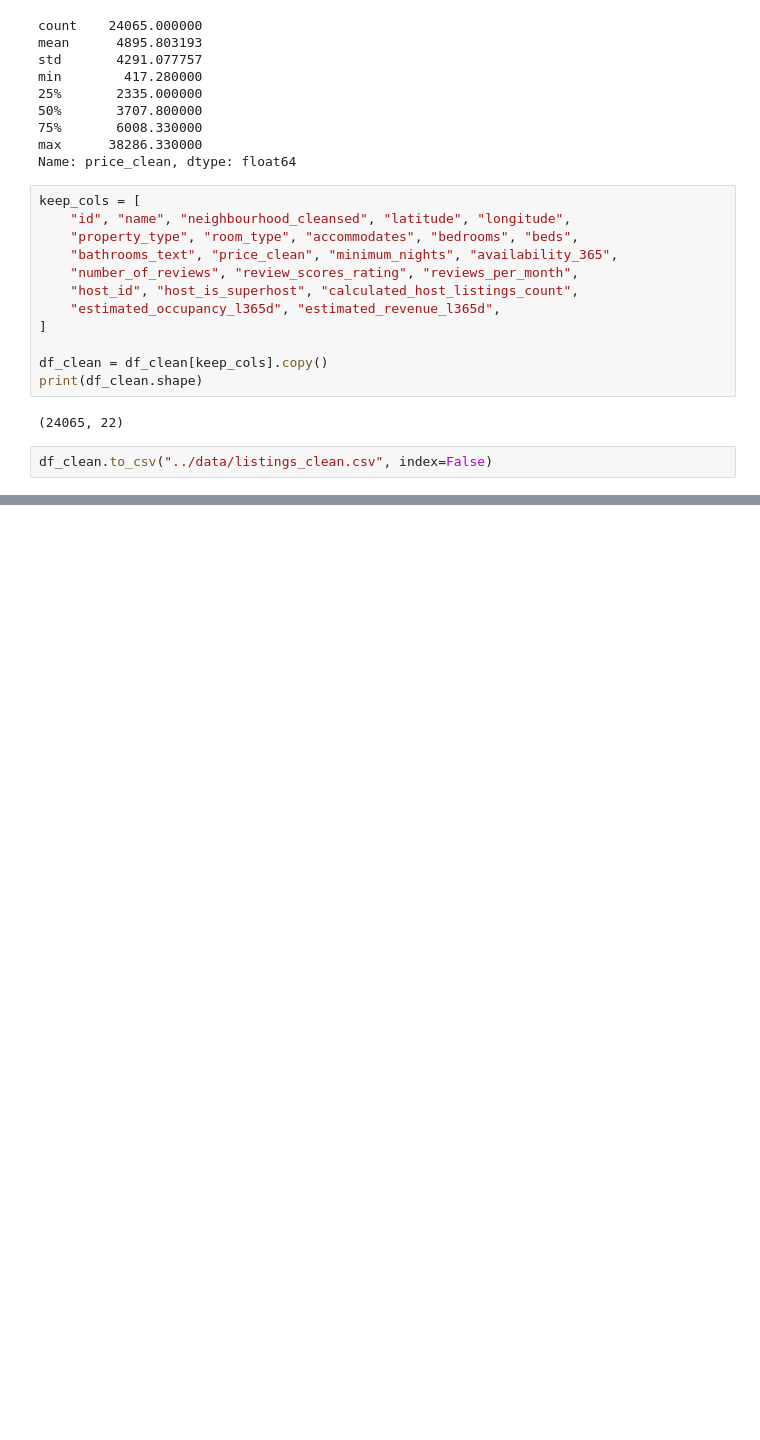
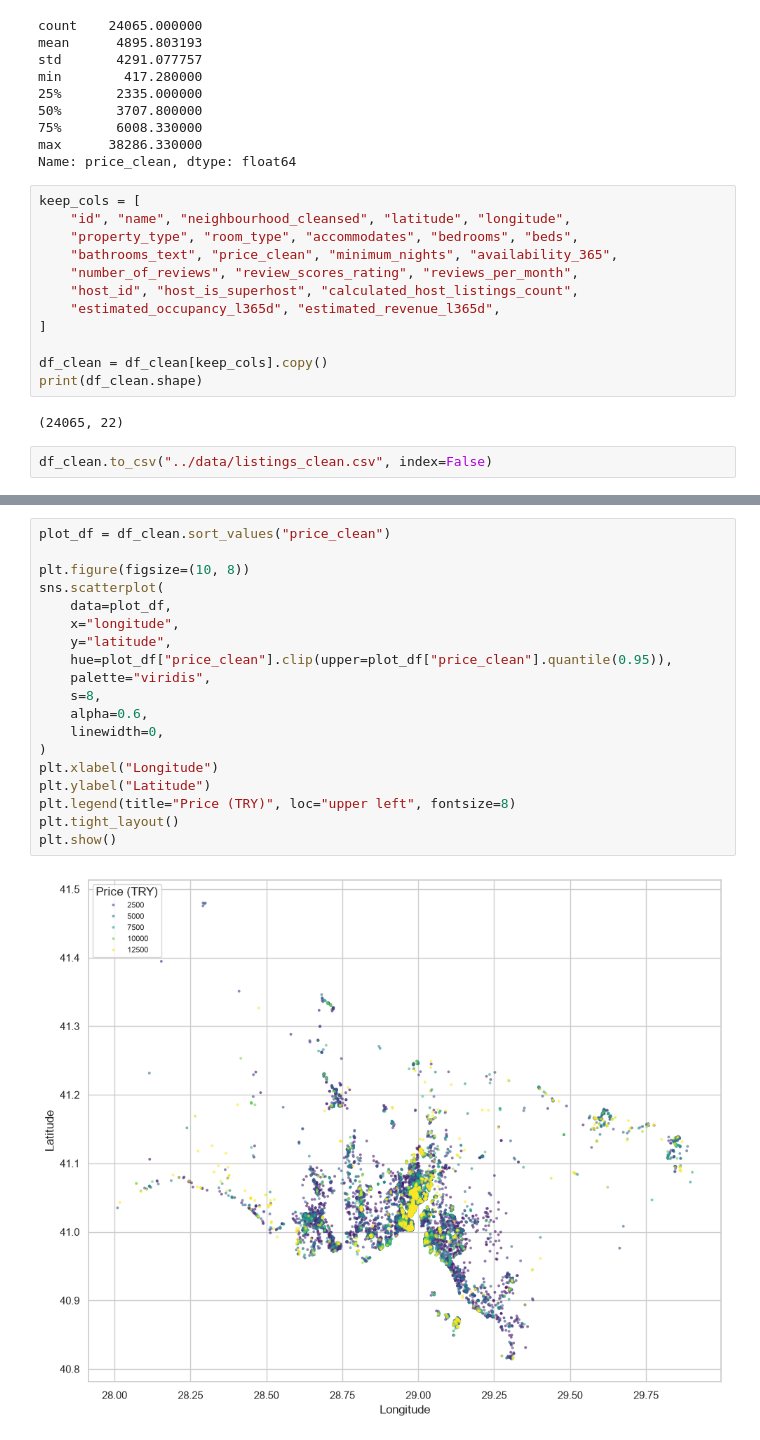
Before and after one commit to mustafaemreyavuz1/istanbul-airbnb-analysis, a Jupyter notebook: notebooks/01_cleaning.ipynb, the cells around one changed output, grey strips where cells are left out. Saved outputs shown, nothing was run; the diff lists cells and outputs as text; blank space fills up the shorter version.

```diff
--- a/notebooks/01_cleaning.ipynb
+++ b/notebooks/01_cleaning.ipynb
@@ -141,0 +213,21 @@ Matplotlib is building the font cache; this may take a moment.
+# %%
+plot_df = df_clean.sort_values("price_clean")
+
+plt.figure(figsize=(10, 8))
+sns.scatterplot(
+    data=plot_df,
+    x="longitude",
+    y="latitude",
+    hue=plot_df["price_clean"].clip(upper=plot_df["price_clean"].quantile(0.95)),
+    palette="viridis",
+    s=8,
+    alpha=0.6,
+    linewidth=0,
+)
+plt.xlabel("Longitude")
+plt.ylabel("Latitude")
+plt.legend(title="Price (TRY)", loc="upper left", fontsize=8)
+plt.tight_layout()
+plt.show()
+# %% [output]
+[figure, added]
```
Also changed, not shown: parts of 6 cells of this notebook, 1 other file.
